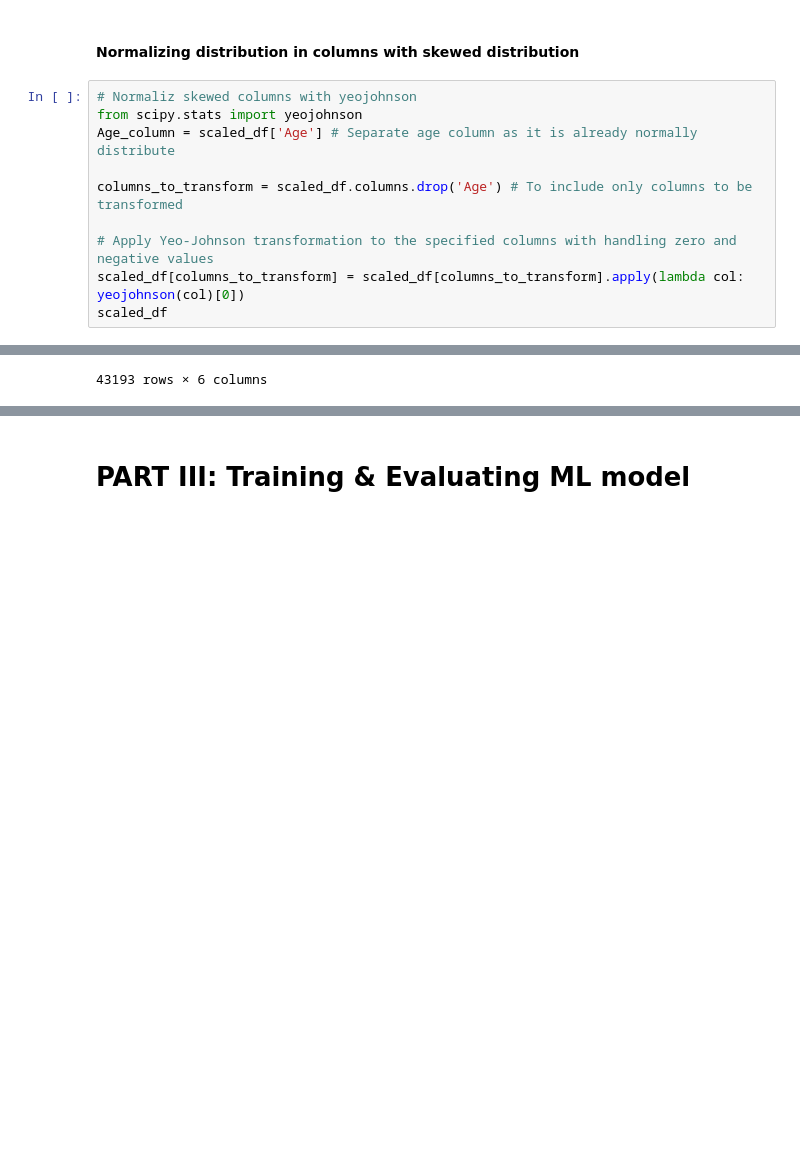
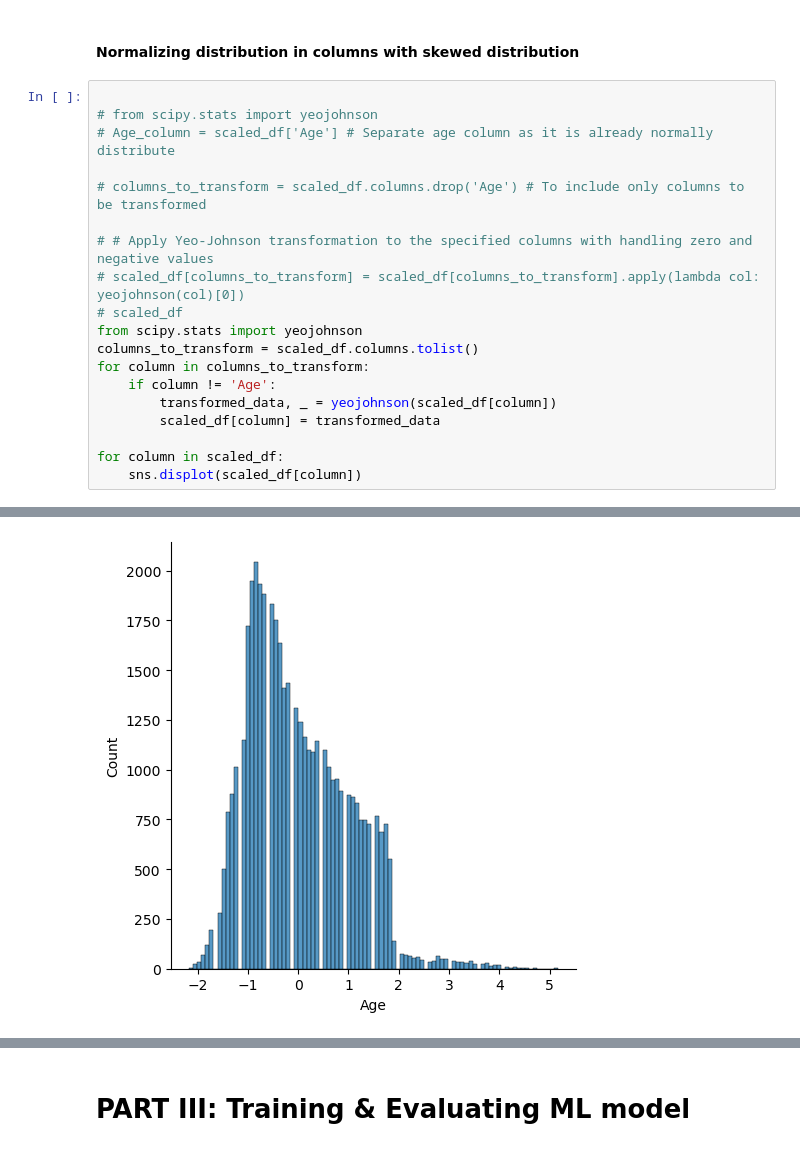
Before and after one commit to Tesfalem1983/Final-Project-LHL, a Jupyter notebook: Final_Project_SL.ipynb, the cells around one changed output, grey strips where cells are left out. Cells and saved outputs as stored; diff of their text form; blank space fills up the shorter version.

Commit message:
Revised scaling, normalize data & perform one-hot-encoding

```diff
--- a/Final_Project_SL.ipynb
+++ b/Final_Project_SL.ipynb
@@ -190,13 +241,22 @@ scaled_df = pd.DataFrame(scaled_num_feat, columns=['Age','balance','duration','c
 # %% [markdown]
 #### Normalizing distribution in columns with skewed distribution
 # %%
-# Normaliz skewed columns with yeojohnson
+
+# from scipy.stats import yeojohnson
+# Age_column = scaled_df['Age'] # Separate age column as it is already normally distribute
+
+# columns_to_transform = scaled_df.columns.drop('Age') # To include only columns to be transformed
+
+# # Apply Yeo-Johnson transformation to the specified columns with handling zero and negative values
+# scaled_df[columns_to_transform] = scaled_df[columns_to_transform].apply(lambda col: yeojohnson(col)[0])
+# scaled_df
 from scipy.stats import yeojohnson
-Age_column = scaled_df['Age'] # Separate age column as it is already normally distribute
+columns_to_transform = scaled_df.columns.tolist()
+for column in columns_to_transform:
+    if column != 'Age':
+        transformed_data, _ = yeojohnson(scaled_df[column])
+        scaled_df[column] = transformed_data
 
-columns_to_transform = scaled_df.columns.drop('Age') # To include only columns to be transformed
-
-# Apply Yeo-Johnson transformation to the specified columns with handling zero and negative values
-scaled_df[columns_to_transform] = scaled_df[columns_to_transform].apply(lambda col: yeojohnson(col)[0])
-scaled_df
+for column in scaled_df:
+    sns.displot(scaled_df[column])
 # %% [output]
@@ -215 +263 @@ scaled_df
-43193 rows × 6 columns
+[figure, added]
```
Also changed, not shown: parts of 6 cells of this notebook.
